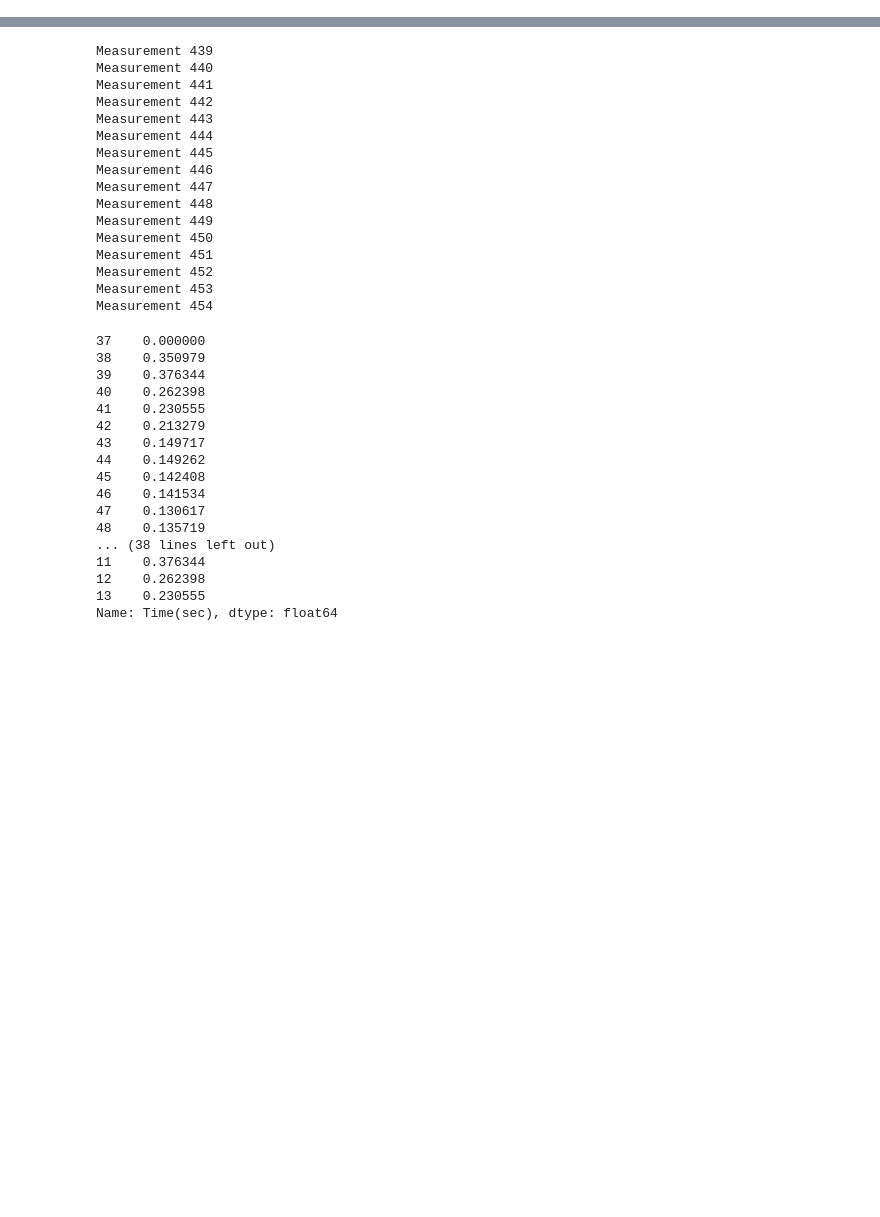
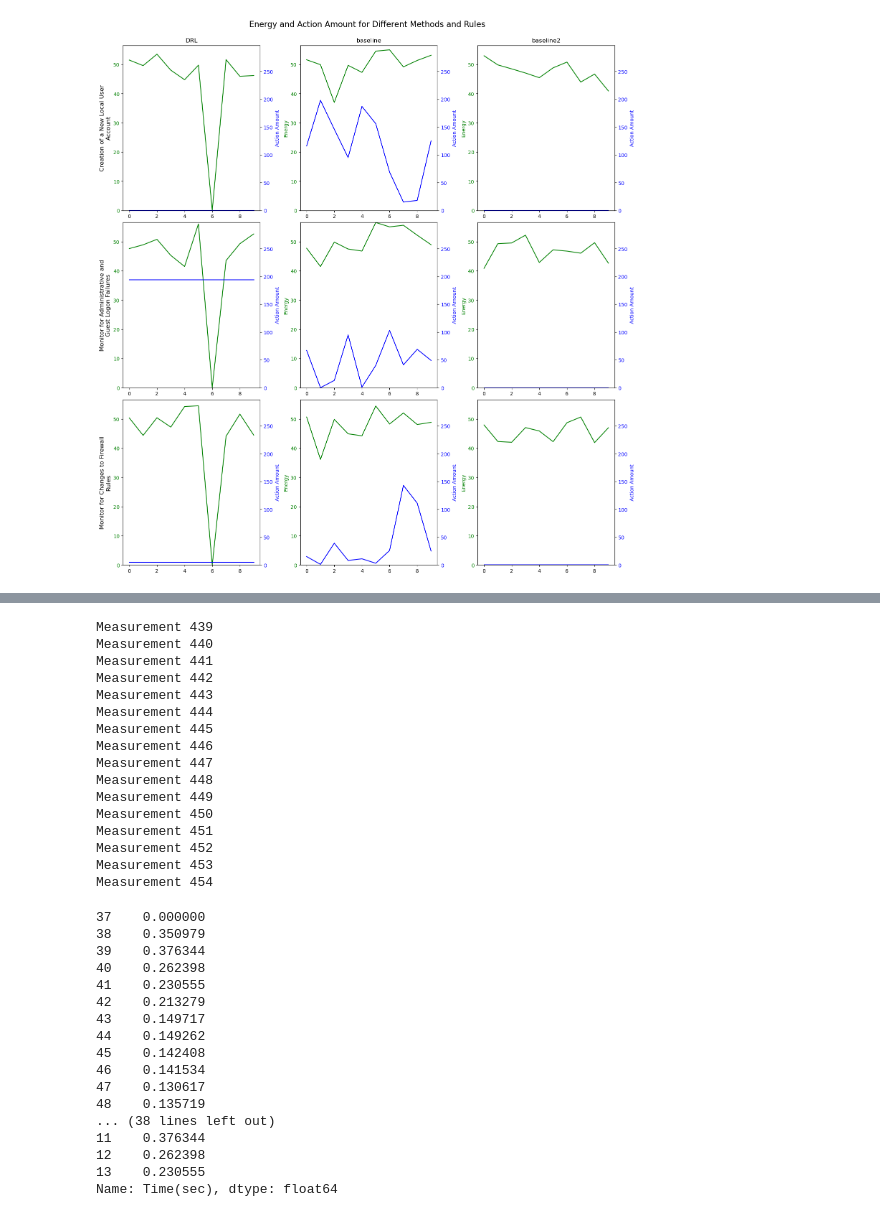
Before and after one commit to sapirani/GreenSecurityMeasurementAndOptimizationFramework, a Jupyter notebook: SplunkResearch/model/splunk_analysis.ipynb, the cells around one changed output, grey strips where cells are left out. Drawn from its saved outputs; the diff is of its cells as text; code cells hidden in the pictures; blank space fills up the shorter version.

```diff
--- a/SplunkResearch/model/splunk_analysis.ipynb
+++ b/SplunkResearch/model/splunk_analysis.ipynb
@@ -320,14 +507,14 @@ alt.Chart(time_action_df).mark_bar().encode(
 # %%
 time_rules_energy_df['action_amount'] = 0
-time_action_df['logtype'] = time_action_df['logtype'].apply(lambda x: x.strip('(').strip(')').split(',')).apply(lambda x: '_'.join(x).replace("\'", '').replace(" ", ''))
+time_action_df['logtype'] = time_action_df['logtype'].apply(lambda x: x.strip('[]').strip(']').split(',')).apply(lambda x: '_'.join(x).replace("\'", '').replace(" ", ''))
 for method in time_rules_energy_df['method'].unique():
     for time in time_rules_energy_df['time'].unique():
         for rule in time_rules_energy_df['rule_name'].unique():
             relevant_log_types = logtypes_by_rule_dict[rule.lower()]
-            print(relevant_log_types)
-            print(time, method, rule)
-            amount = time_action_df[(time_action_df['time'] == time) & (time_action_df['method'] == method) & (time_action_df['logtype'].isin(relevant_log_types)) ]['amount'].sum()
-            print('amount', amount)
+            # relevant_log_types = [str(logtype.split('_')) for logtype in relevant_log_types]
+            # print(relevant_log_types)
+            # print(time, method, rule)
+            amount = time_action_df[(time_action_df['time'] == f"{time}") & (time_action_df['method'] == method) & (time_action_df['logtype'].isin(relevant_log_types)) ]['amount'].sum()
+            # print('amount', amount)
             # print( time_rules_energy_df[(time_rules_energy_df['time'] == time) & (time_rules_energy_df['method'] == method) & (time_rules_energy_df['rule_name'] == rule)])
-            time_rules_energy_df.loc[(time_rules_energy_df['time'] == time) & (time_rules_energy_df['method'] == method) & (time_rules_energy_df['rule_name'] == rule), 'action_amount'] = amount
-time_rules_energy_df
+            time_rules_energy_df.loc[(time_rules_energy_df['time'] == f"{time}") & (time_rules_energy_df['method'] == method) & (time_rules_energy_df['rule_name'] == rule), 'action_amount'] = amount
@@ -392,0 +533,68 @@ a = alt.Chart(time_rules_energy_df).mark_line().encode(
+# %%
+rule_names = time_rules_energy_df['rule_name'].unique()
+methods = time_rules_energy_df['method'].unique()
+n_rows = len(rule_names)
+n_cols = len(methods)
+# Function to add line breaks to longer labels
+def add_line_breaks(text, max_length=30):
+    words = text.split()
+    lines = []
+    current_line = []
+    current_length = 0
+
+    for word in words:
+        if current_length + len(word) + len(current_line) - 1 > max_length:  # + len(current_line) - 1 for spaces
+            lines.append(' '.join(current_line))
+            current_length = 0
+            current_line = []
+        current_line.append(word)
+        current_length += len(word)
+
+    lines.append(' '.join(current_line))
+    return '\n'.join(lines)
+
+# Apply the function to the rule names
+formatted_rule_names = [add_line_breaks(rule) for rule in rule_names]
+
+fig, axs = plt.subplots(n_rows, n_cols, figsize=(15, 15), constrained_layout=True)
+
+# Setting column titles for methods
+for ax, col in zip(axs[0], methods):
+    ax.set_title(col)
+# get y_min y_maxx y2_min y2_max
+y_min = time_rules_energy_df['energy'].min()
+y_max = time_rules_energy_df['energy'].max()
+y2_min = time_rules_energy_df['action_amount'].min()
+y2_max = 1.5*time_rules_energy_df['action_amount'].max()
+
+# Iterate over each subplot and plot the data
+for row, rule_name in enumerate(rule_names):
+    for col, method in enumerate(methods):
+        ax1 = axs[row, col]
+
+        # Filter data for the current method and rule_name
+        filtered_data = time_rules_energy_df[(time_rules_energy_df['method'] == method) &
+                                             (time_rules_energy_df['rule_name'] == rule_name)].sort_values(by=['index'])
+
+        # Plot the first data (energy) on the primary y-axis
+        ax1.plot(filtered_data['index'], filtered_data['energy'], color='green', label='energy')
+        ax1.set_ylabel('Energy', color='green')
+        ax1.tick_params(axis='y', labelcolor='green')
+        ax1.set_ylim(y_min, y_max)
+        # Create a secondary y-axis for the subplot
+        ax2 = ax1.twinx()
+
+        # Plot the second data (action_amount) on the secondary y-axis
+        ax2.plot(filtered_data['index'], filtered_data['action_amount'], color='blue', label='action_amount')
+        ax2.set_ylabel('Action Amount', color='blue')
+        ax2.tick_params(axis='y', labelcolor='blue')
+        ax2.set_ylim(y2_min, y2_max)
+        # Set formatted rule_name as the y-label for the first column, without rotation
+        if col == 0:
+            ax1.set_ylabel(formatted_rule_names[row], size='large', color='black')
+
+# Set an overall title for the entire figure
+plt.suptitle("Energy and Action Amount for Different Methods and Rules", y=1.03, fontsize=16)
+plt.show()
+# %% [output]
+[figure, added]
```
Also changed, not shown: parts of 47 cells of this notebook, 8 other files.
